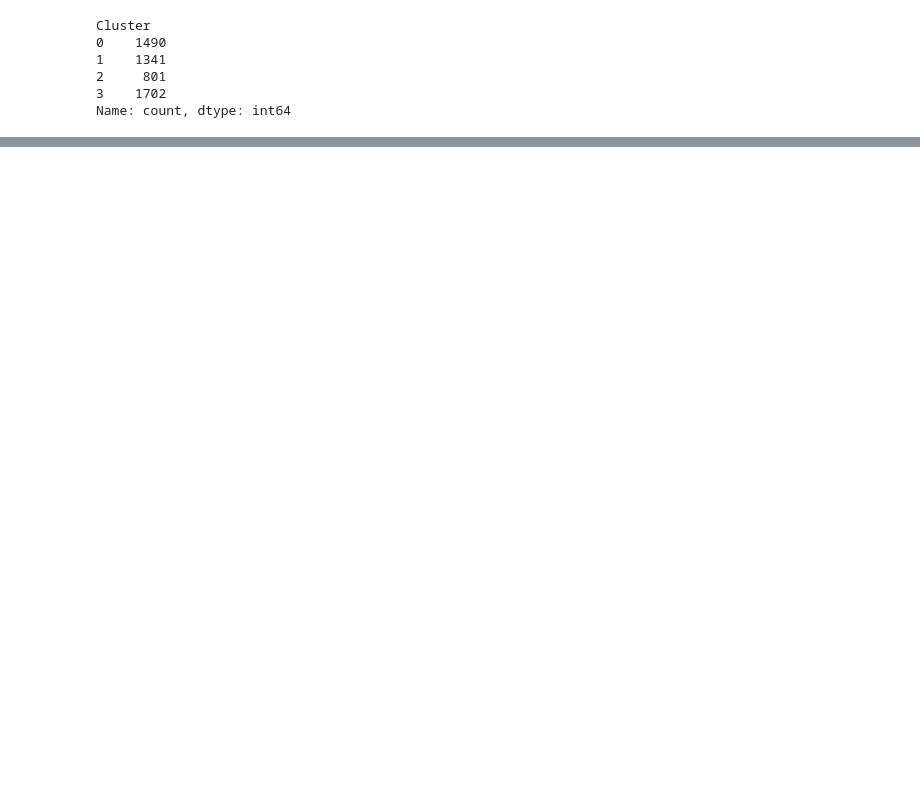
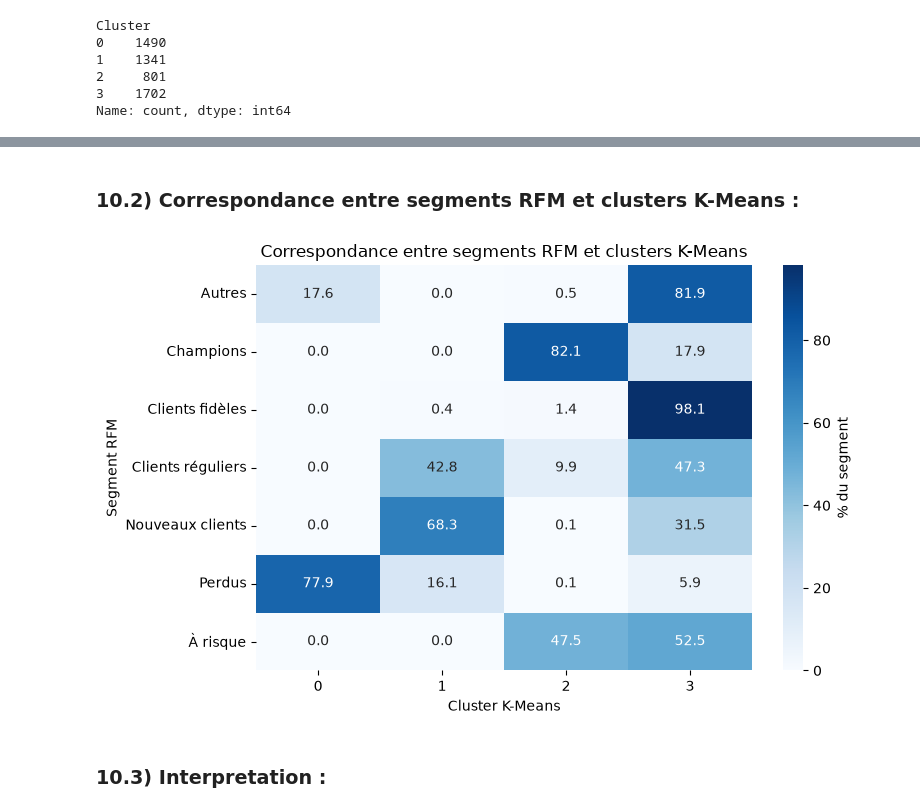
Before and after one commit to Nithilan16/Online_retail-rfm-segmentation, a Jupyter notebook: notebooks/online_retail.ipynb, the cells around one changed output, grey strips where cells are left out. Saved outputs shown, nothing was run; the diff lists cells and outputs as text; code cells hidden in the pictures; blank space fills up the shorter version.

Commit message:
Comparaison des deux méthodes : Scoring RFM et clustering

```diff
--- a/notebooks/online_retail.ipynb
+++ b/notebooks/online_retail.ipynb
@@ -1033,0 +1110,3 @@ Name: count, dtype: int64
+# %%
+comparaison_pct = pd.crosstab(rfm['Segment'], rfm['Cluster'], normalize='index') * 100
+comparaison_pct.round(1)
@@ -1033,0 +1123,14 @@ Name: count, dtype: int64
+# %% [markdown]
+### 10.2) Correspondance entre segments RFM et clusters K-Means :
+# %%
+plt.figure(figsize=(8, 5))
+sns.heatmap(comparaison_pct, annot=True, fmt='.1f', cmap='Blues', cbar_kws={'label': '% du segment'})
+plt.title('Correspondance entre segments RFM et clusters K-Means')
+plt.ylabel('Segment RFM')
+plt.xlabel('Cluster K-Means')
+plt.tight_layout()
+plt.show()
+# %% [output]
+[figure, added]
+# %% [markdown]
+### 10.3) Interpretation :
```
Also changed, not shown: parts of 13 cells of this notebook.
